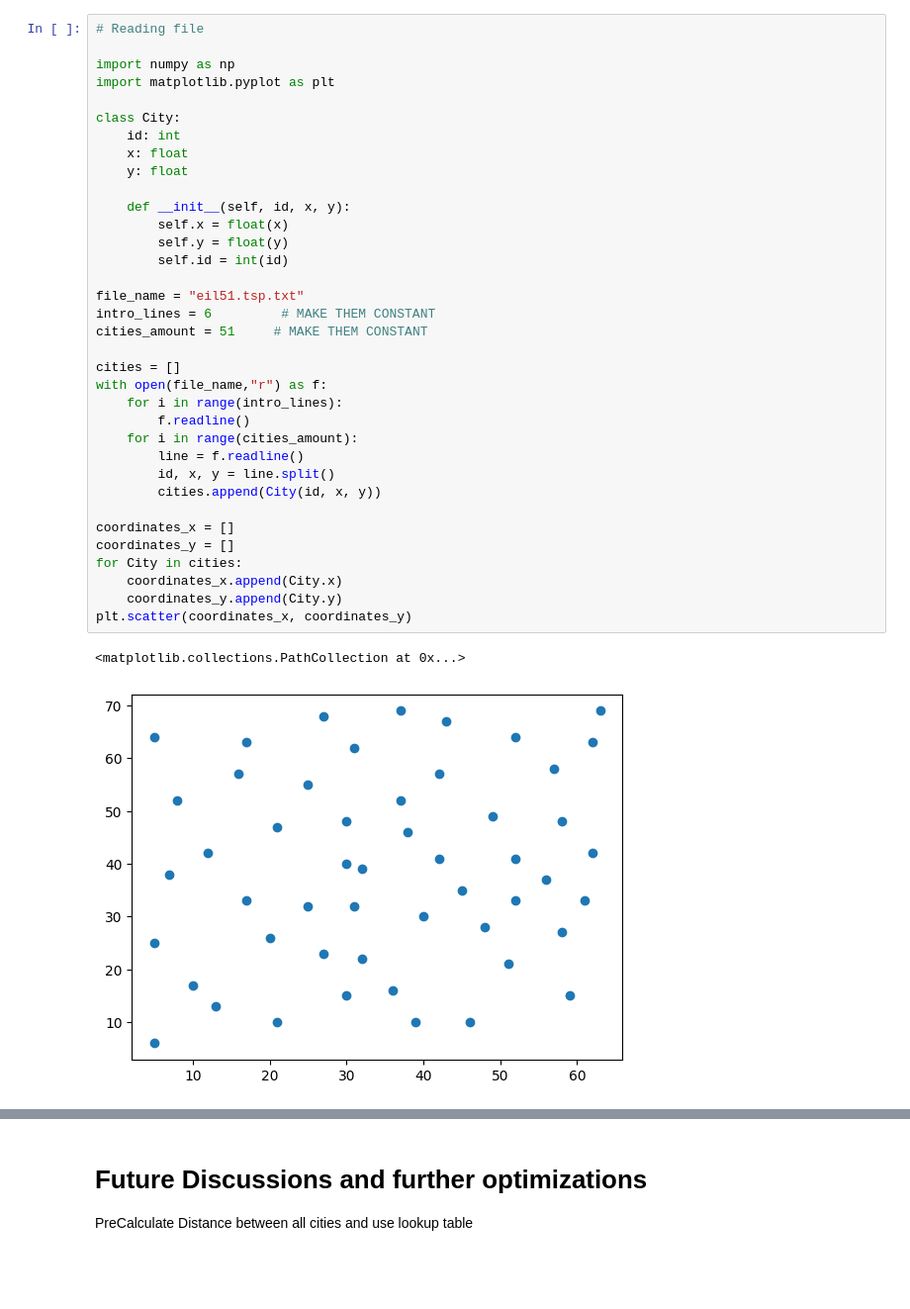
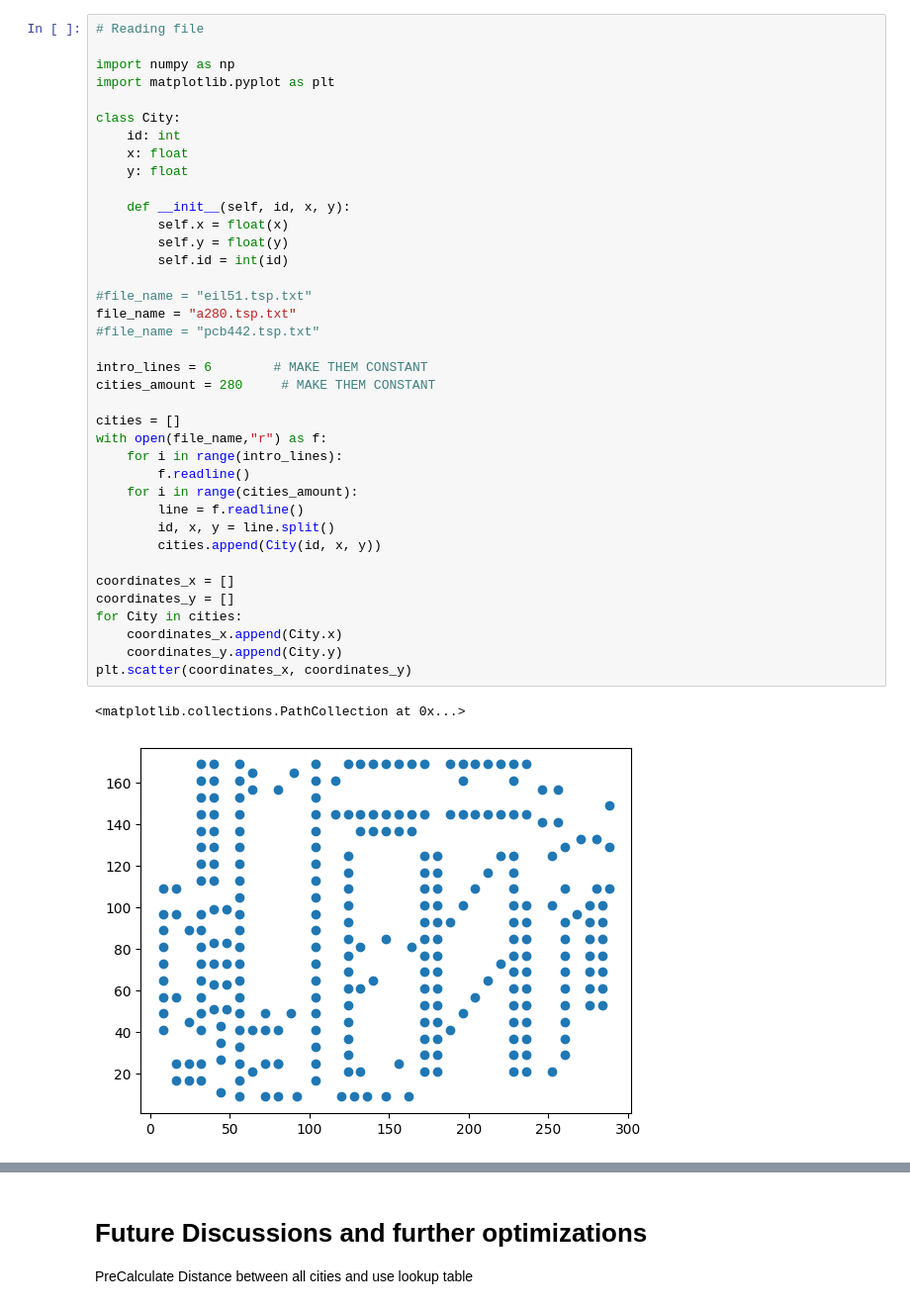
Before and after one commit to pmchrist/Stochastic-Simulation-3, a Jupyter notebook: Code.ipynb, the cells around one changed output, grey strips where cells are left out. Shown at 99% size. Drawn from its saved outputs; the diff is of its cells as text; blank space fills up the shorter version.

```diff
--- a/Code.ipynb
+++ b/Code.ipynb
@@ -5,37 +5,40 @@ import numpy as np
 import matplotlib.pyplot as plt
 
 class City:
     id: int
     x: float
     y: float
 
     def __init__(self, id, x, y):
         self.x = float(x)
         self.y = float(y)
         self.id = int(id)
 
-file_name = "eil51.tsp.txt"
-intro_lines = 6         # MAKE THEM CONSTANT
-cities_amount = 51     # MAKE THEM CONSTANT
+#file_name = "eil51.tsp.txt"
+file_name = "a280.tsp.txt"
+#file_name = "pcb442.tsp.txt"
+
+intro_lines = 6        # MAKE THEM CONSTANT
+cities_amount = 280     # MAKE THEM CONSTANT
 
 cities = []
 with open(file_name,"r") as f:
     for i in range(intro_lines):
         f.readline()
     for i in range(cities_amount):
         line = f.readline()
         id, x, y = line.split()
         cities.append(City(id, x, y))
 
 coordinates_x = []
 coordinates_y = []
 for City in cities:
     coordinates_x.append(City.x)
     coordinates_y.append(City.y)
 plt.scatter(coordinates_x, coordinates_y)
 # %% [output]
 <matplotlib.collections.PathCollection at 0x...>
-[figure, old version]
+[figure, new version]
 # %%
 import copy
 
```
Also changed, not shown: parts of 1 cell of this notebook.
